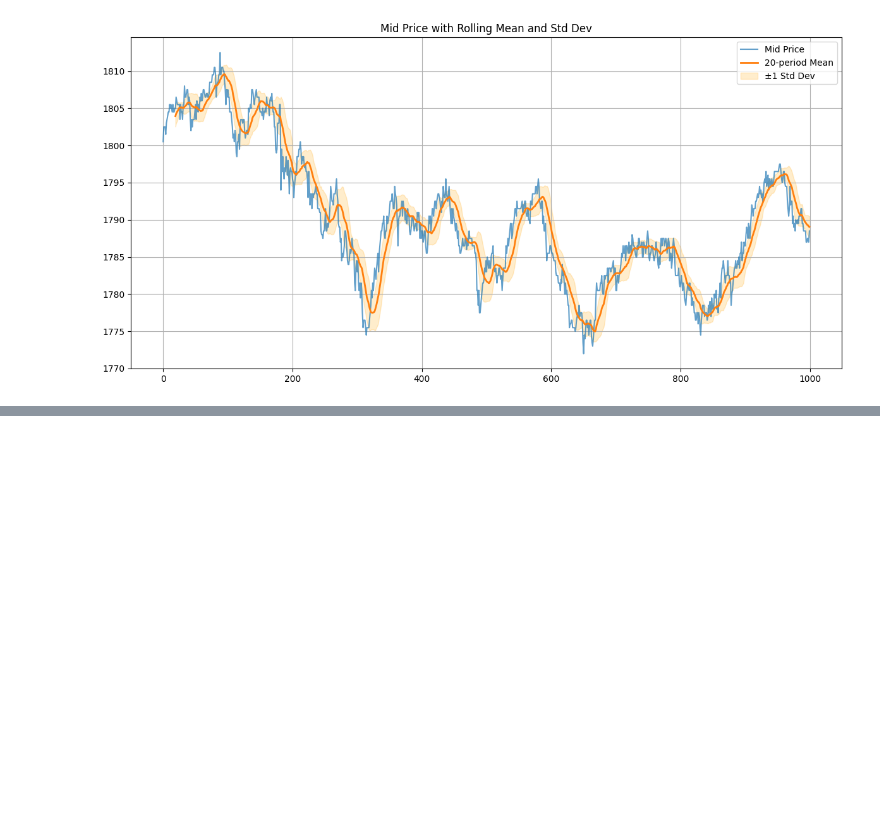
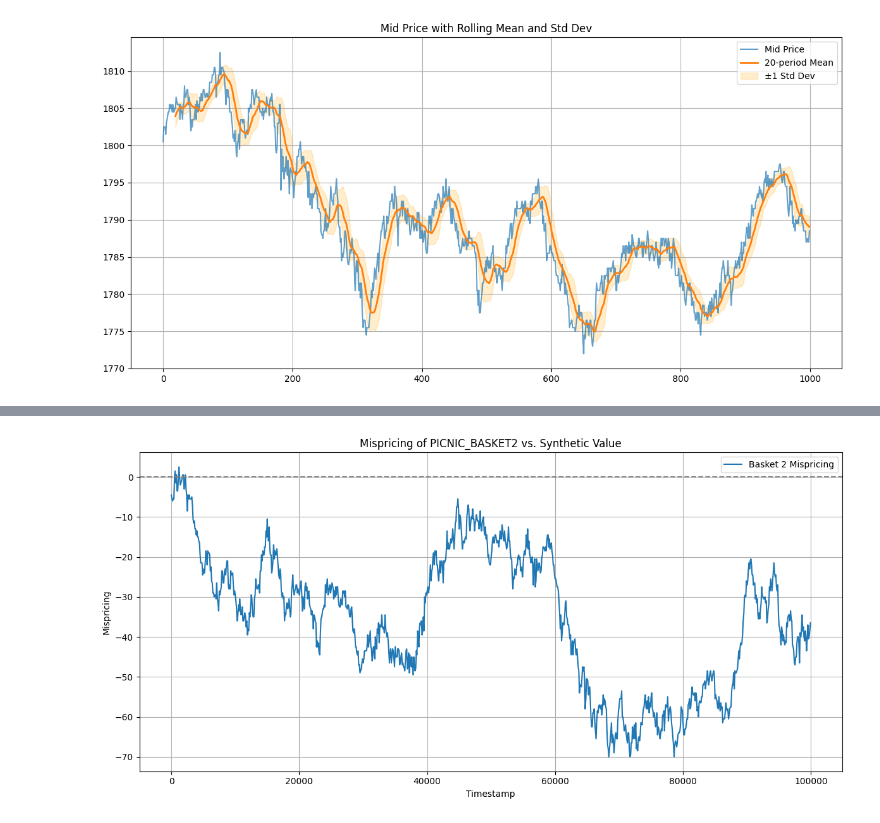
Before and after one commit to edg33/prosperity-3, a Jupyter notebook: Research/Prosperity_Vis_4.ipynb, the cells around one changed output, grey strips where cells are left out. Saved outputs shown, nothing was run; the diff lists cells and outputs as text; code cells hidden in the pictures; blank space fills up the shorter version.

```diff
--- a/Research/Prosperity_Vis_4.ipynb
+++ b/Research/Prosperity_Vis_4.ipynb
@@ -122,0 +225,44 @@ plt.show()
+# %%
+import pandas as pd
+import matplotlib.pyplot as plt
+
+# Assume df is your main DataFrame
+pivoted = data.pivot(index='timestamp', columns='product', values='mid_price')
+pivoted.columns.name = None
+pivoted = pivoted.rename(columns={
+    'CROISSANTS': 'croissants',
+    'JAMS': 'jams',
+    'DJEMBES': 'djembes',
+    'PICNIC_BASKET1': 'basket1',
+    'PICNIC_BASKET2': 'basket2'
+})
+
+# Fair value calculations
+pivoted['fair_value_basket1'] = 6 * pivoted['croissants'] + 3 * pivoted['jams'] + 1 * pivoted['djembes']
+pivoted['fair_value_basket2'] = 4 * pivoted['croissants'] + 2 * pivoted['jams']
+
+# Mispricing
+pivoted['mispricing_basket1'] = pivoted['basket1'] - pivoted['fair_value_basket1']
+pivoted['mispricing_basket2'] = pivoted['basket2'] - pivoted['fair_value_basket2']
+
+pivoted['status_basket1'] = pivoted['mispricing_basket1'].apply(
+    lambda x: 'overvalued' if x > 0 else 'undervalued' if x < 0 else 'fair'
+)
+
+pivoted['status_basket2'] = pivoted['mispricing_basket2'].apply(
+    lambda x: 'overvalued' if x > 0 else 'undervalued' if x < 0 else 'fair'
+)
+
+# Plot for Basket 2
+plt.figure(figsize=(12, 6))
+plt.plot(pivoted.index, pivoted['mispricing_basket2'], label='Basket 2 Mispricing')
+plt.axhline(0, color='gray', linestyle='--')
+plt.title("Mispricing of PICNIC_BASKET2 vs. Synthetic Value")
+plt.xlabel("Timestamp")
+plt.ylabel("Mispricing")
+plt.legend()
+plt.grid(True)
+plt.tight_layout()
+plt.show()
+# %% [output]
+[figure, added]
```
Also changed, not shown: parts of 16 cells of this notebook, 2 other files.
